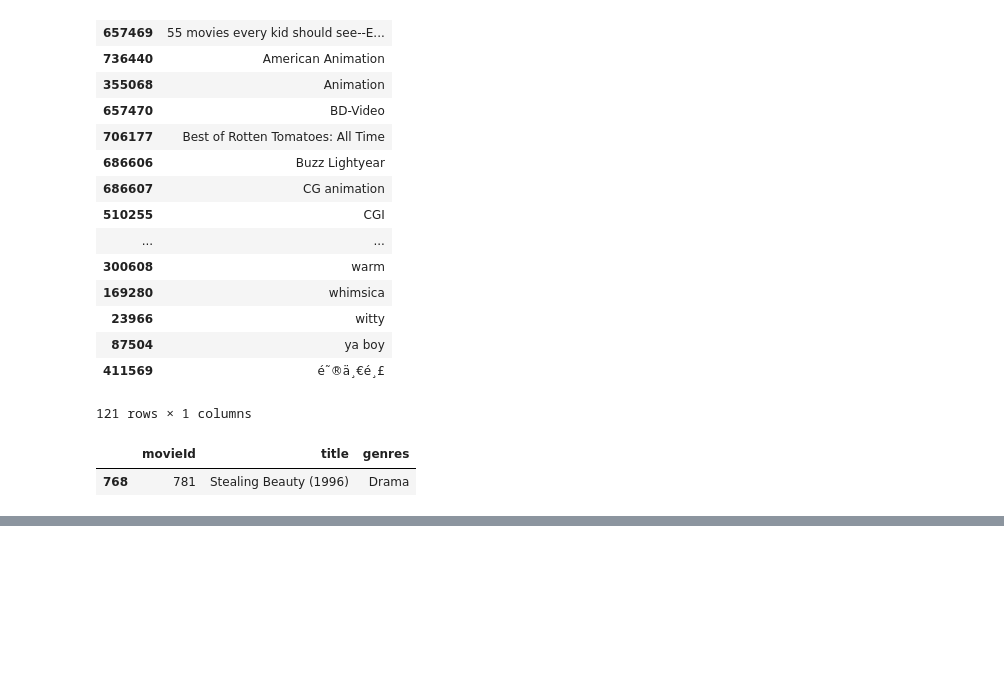
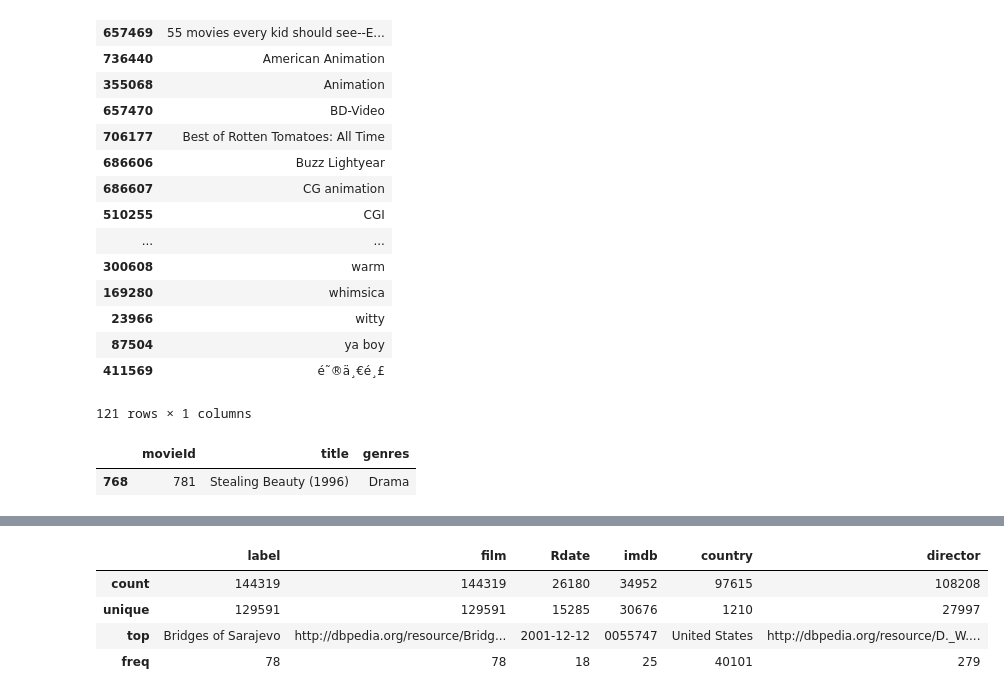
Before and after one commit to sergioperezf/mine4201-taller3, a Jupyter notebook: Taller 3.ipynb, the cells around one changed output, grey strips where cells are left out. Cells and saved outputs as stored; diff of their text form; code cells hidden in the pictures; blank space fills up the shorter version.

```diff
--- a/Taller 3.ipynb
+++ b/Taller 3.ipynb
@@ -275,3 +275,11 @@ resultDBPEDIA
 | 144317 | Young and Wild (film) | http://dbpedia.org/resource/Young... | None | None | None | None |
 | 144318 | Šta se zgoda kad se ljubav rode | http://dbpedia.org/resource/Šta_s... | None | None | None | None |
 144319 rows × 6 columns
+# %%
+resultDBPEDIA.describe()
+# %% [output]
+|  | label | film | Rdate | imdb | country | director |
+| count | 144319 | 144319 | 26180 | 34952 | 97615 | 108208 |
+| unique | 129591 | 129591 | 15285 | 30676 | 1210 | 27997 |
+| top | Bridges of Sarajevo | http://dbpedia.org/resource/Bridg... | 2001-12-12 | 0055747 | United States | http://dbpedia.org/resource/D._W.... |
+| freq | 78 | 78 | 18 | 25 | 40101 | 279 |
```
Also changed, not shown: parts of 7 cells of this notebook.
